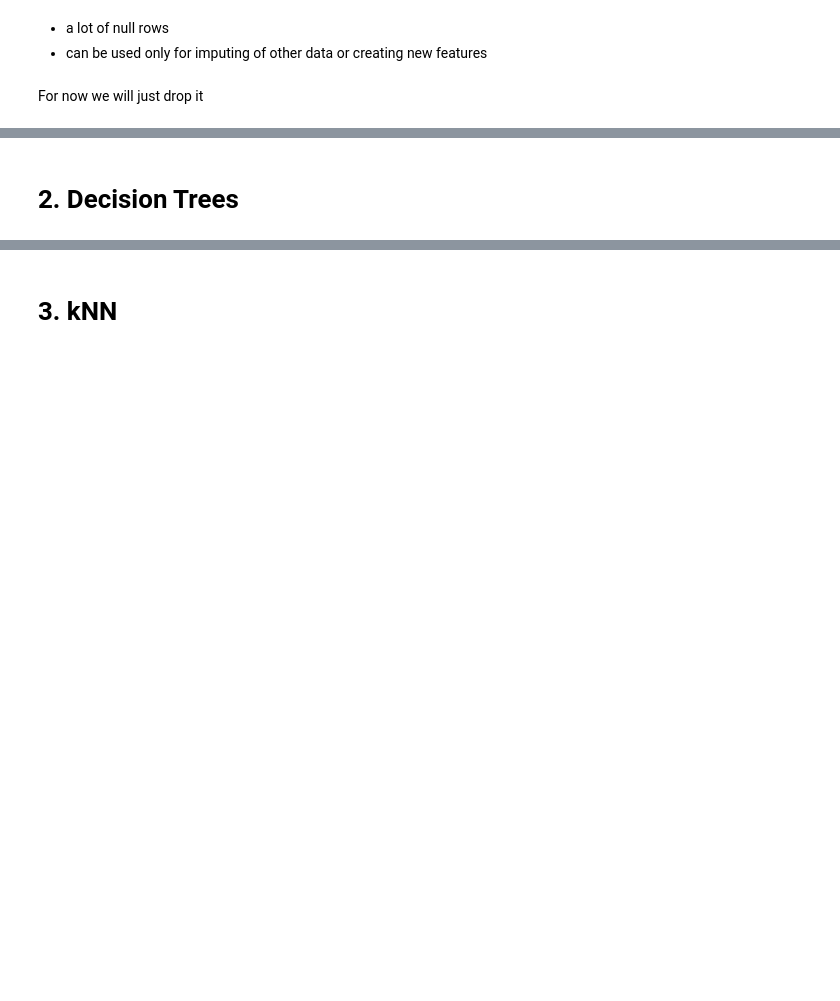
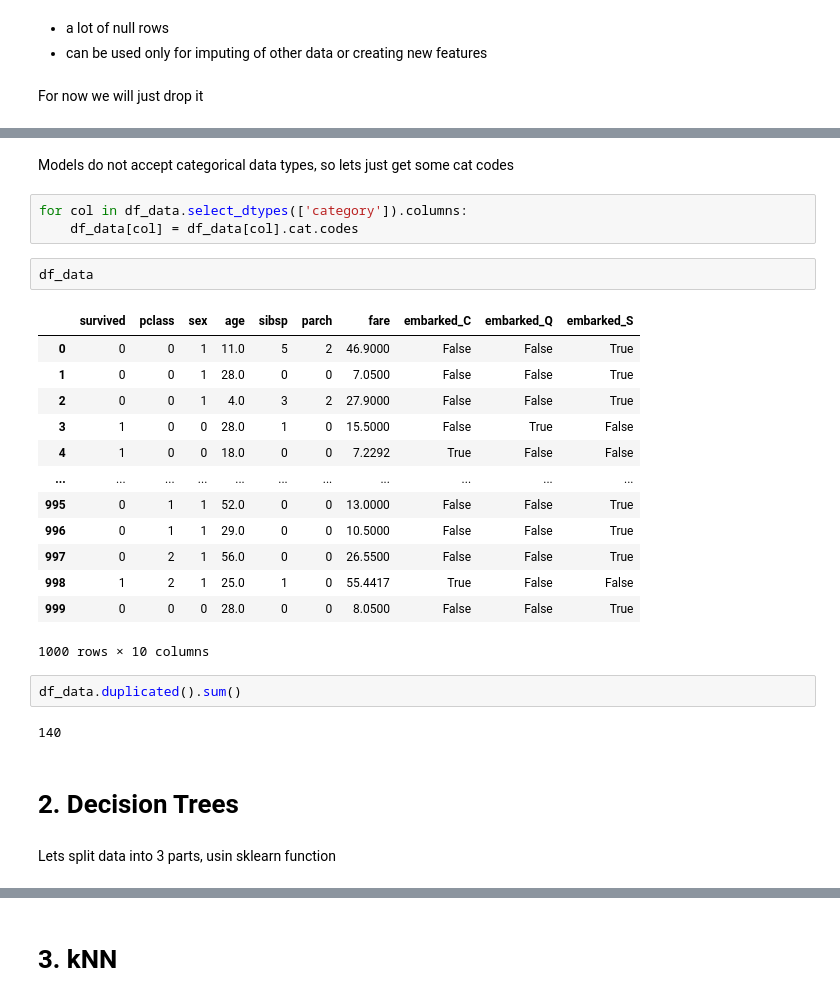
Before and after one commit to nickobard/Machine-Learning-I, a Jupyter notebook: 01/homework_01.ipynb, the cells around one changed output, grey strips where cells are left out. Saved outputs shown, nothing was run; the diff lists cells and outputs as text; blank space fills up the shorter version.

```diff
--- a/01/homework_01.ipynb
+++ b/01/homework_01.ipynb
@@ -710,2 +759,29 @@ For now we will just drop it
+# %% [markdown]
+Models do not accept categorical data types, so lets just get some cat codes
+# %%
+for col in df_data.select_dtypes(['category']).columns:
+    df_data[col] = df_data[col].cat.codes
+# %%
+df_data
+# %% [output]
+|  | survived | pclass | sex | age | sibsp | parch | fare | embarked_C | embarked_Q | embarked_S |
+| 0 | 0 | 0 | 1 | 11.0 | 5 | 2 | 46.9000 | False | False | True |
+| 1 | 0 | 0 | 1 | 28.0 | 0 | 0 | 7.0500 | False | False | True |
+| 2 | 0 | 0 | 1 | 4.0 | 3 | 2 | 27.9000 | False | False | True |
+| 3 | 1 | 0 | 0 | 28.0 | 1 | 0 | 15.5000 | False | True | False |
+| 4 | 1 | 0 | 0 | 18.0 | 0 | 0 | 7.2292 | True | False | False |
+| ... | ... | ... | ... | ... | ... | ... | ... | ... | ... | ... |
+| 995 | 0 | 1 | 1 | 52.0 | 0 | 0 | 13.0000 | False | False | True |
+| 996 | 0 | 1 | 1 | 29.0 | 0 | 0 | 10.5000 | False | False | True |
+| 997 | 0 | 2 | 1 | 56.0 | 0 | 0 | 26.5500 | False | False | True |
+| 998 | 1 | 2 | 1 | 25.0 | 1 | 0 | 55.4417 | True | False | False |
+| 999 | 0 | 0 | 0 | 28.0 | 0 | 0 | 8.0500 | False | False | True |
+1000 rows × 10 columns
+# %%
+df_data.duplicated().sum()
+# %% [output]
+140
 # %% [markdown]
 # 2. Decision Trees
+# %% [markdown]
+Lets split data into 3 parts, usin sklearn function
```
Also changed, not shown: parts of 26 cells of this notebook.
